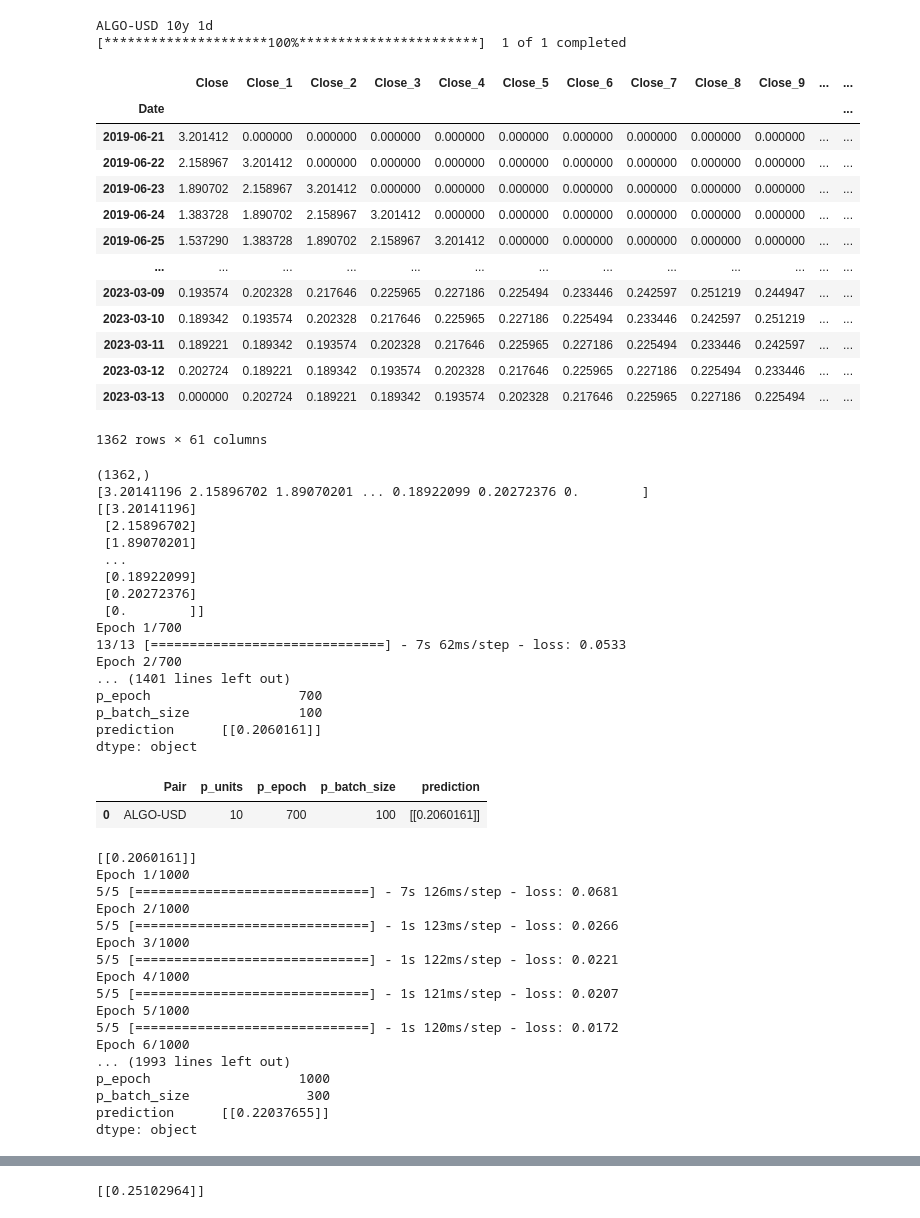
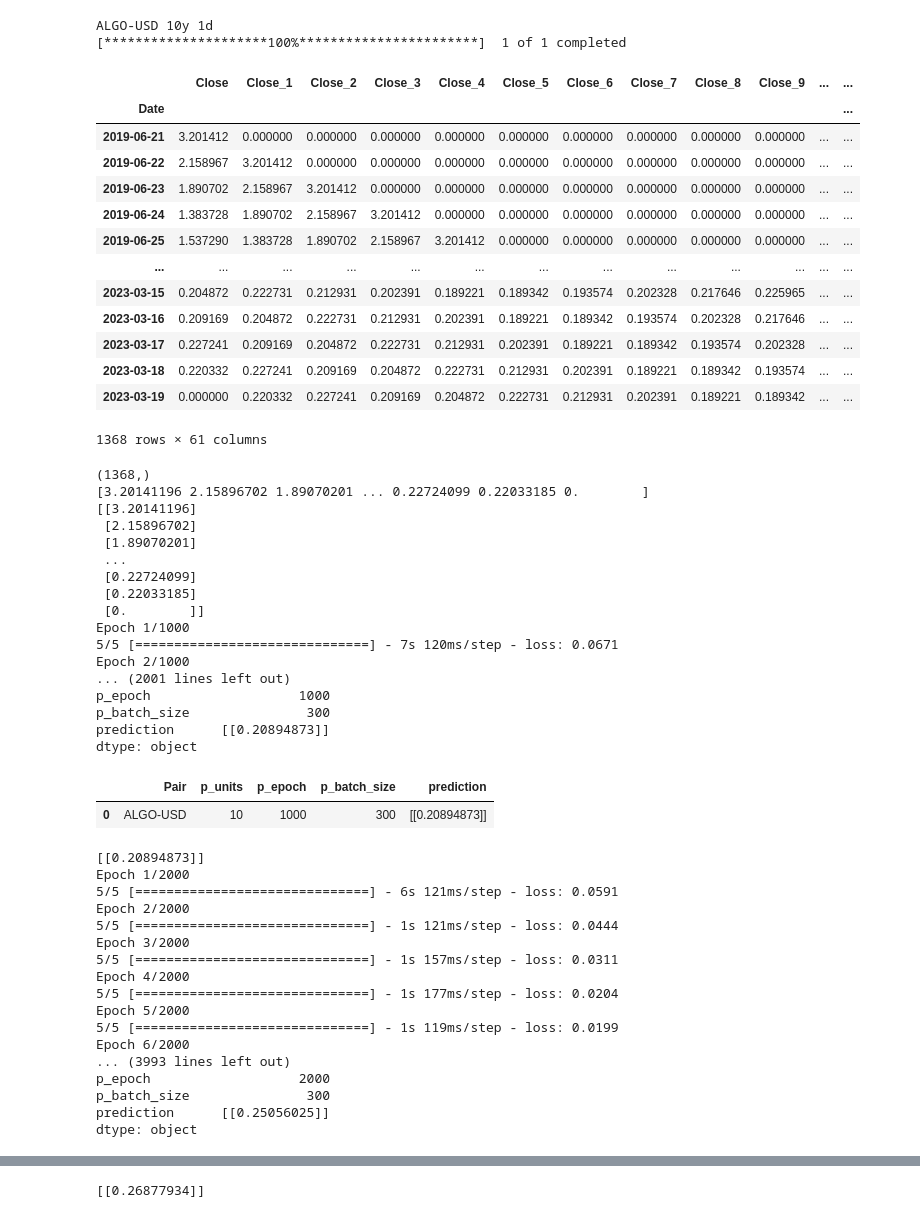
Before and after one commit to ozukun/Crypto_Project, a Jupyter notebook: Crypto_Main.ipynb, the cells around one changed output, grey strips where cells are left out. Cells and saved outputs as stored; diff of their text form; code cells hidden in the pictures.

```diff
--- a/Crypto_Main.ipynb
+++ b/Crypto_Main.ipynb
@@ -745,76 +727,77 @@ def calc_LTSM( p_units ,p_epoch ,p_batch_size ):
     print("Params: "+str(p_units)+" "+str(p_epoch)+" "+str(p_batch_size) )
     predicted_stock_price = regressor.predict(X_final)
     predicted_stock_price_f = sc.inverse_transform(predicted_stock_price)
 
     row1 = pd.Series(["ALGO-USD",p_units ,p_epoch ,p_batch_size,predicted_stock_price_f] ,index=df_RNN.columns )
     print(row1)
     df_RNN.loc[len(df_RNN.index)] = row1
     display(df_RNN)
     return predicted_stock_price_f
 
 
-x1=calc_LTSM(10,700,100)
+
+x1=calc_LTSM(10,1000,300)
 print(x1)
-x2=calc_LTSM(10,1000,300)
+x2=calc_LTSM(10,2000,300)
 print(x2)
-x3=calc_LTSM(10,2000,1000)
+x3=calc_LTSM(10,3000,300)
 print(x3)
 
 
 
 display(df_RNN)
 print(df_RNN.prediction.mean)
 # %% [output]
 ALGO-USD 10y 1d
 [*********************100%***********************]  1 of 1 completed
 |  | Close | Close_1 | Close_2 | Close_3 | Close_4 | Close_5 | Close_6 | Close_7 | Close_8 | Close_9 | ... | ... |
 | Date |  |  |  |  |  |  |  |  |  |  |  | ... |
 | 2019-06-21 | 3.201412 | 0.000000 | 0.000000 | 0.000000 | 0.000000 | 0.000000 | 0.000000 | 0.000000 | 0.000000 | 0.000000 | ... | ... |
 | 2019-06-22 | 2.158967 | 3.201412 | 0.000000 | 0.000000 | 0.000000 | 0.000000 | 0.000000 | 0.000000 | 0.000000 | 0.000000 | ... | ... |
 | 2019-06-23 | 1.890702 | 2.158967 | 3.201412 | 0.000000 | 0.000000 | 0.000000 | 0.000000 | 0.000000 | 0.000000 | 0.000000 | ... | ... |
 | 2019-06-24 | 1.383728 | 1.890702 | 2.158967 | 3.201412 | 0.000000 | 0.000000 | 0.000000 | 0.000000 | 0.000000 | 0.000000 | ... | ... |
 | 2019-06-25 | 1.537290 | 1.383728 | 1.890702 | 2.158967 | 3.201412 | 0.000000 | 0.000000 | 0.000000 | 0.000000 | 0.000000 | ... | ... |
 | ... | ... | ... | ... | ... | ... | ... | ... | ... | ... | ... | ... | ... |
-| 2023-03-09 | 0.193574 | 0.202328 | 0.217646 | 0.225965 | 0.227186 | 0.225494 | 0.233446 | 0.242597 | 0.251219 | 0.244947 | ... | ... |
-| 2023-03-10 | 0.189342 | 0.193574 | 0.202328 | 0.217646 | 0.225965 | 0.227186 | 0.225494 | 0.233446 | 0.242597 | 0.251219 | ... | ... |
-| 2023-03-11 | 0.189221 | 0.189342 | 0.193574 | 0.202328 | 0.217646 | 0.225965 | 0.227186 | 0.225494 | 0.233446 | 0.242597 | ... | ... |
-| 2023-03-12 | 0.202724 | 0.189221 | 0.189342 | 0.193574 | 0.202328 | 0.217646 | 0.225965 | 0.227186 | 0.225494 | 0.233446 | ... | ... |
-| 2023-03-13 | 0.000000 | 0.202724 | 0.189221 | 0.189342 | 0.193574 | 0.202328 | 0.217646 | 0.225965 | 0.227186 | 0.225494 | ... | ... |
+| 2023-03-15 | 0.204872 | 0.222731 | 0.212931 | 0.202391 | 0.189221 | 0.189342 | 0.193574 | 0.202328 | 0.217646 | 0.225965 | ... | ... |
+| 2023-03-16 | 0.209169 | 0.204872 | 0.222731 | 0.212931 | 0.202391 | 0.189221 | 0.189342 | 0.193574 | 0.202328 | 0.217646 | ... | ... |
+| 2023-03-17 | 0.227241 | 0.209169 | 0.204872 | 0.222731 | 0.212931 | 0.202391 | 0.189221 | 0.189342 | 0.193574 | 0.202328 | ... | ... |
+| 2023-03-18 | 0.220332 | 0.227241 | 0.209169 | 0.204872 | 0.222731 | 0.212931 | 0.202391 | 0.189221 | 0.189342 | 0.193574 | ... | ... |
+| 2023-03-19 | 0.000000 | 0.220332 | 0.227241 | 0.209169 | 0.204872 | 0.222731 | 0.212931 | 0.202391 | 0.189221 | 0.189342 | ... | ... |
-1362 rows × 61 columns
+1368 rows × 61 columns
-(1362,)
-[3.20141196 2.15896702 1.89070201 ... 0.18922099 0.20272376 0.        ]
+(1368,)
+[3.20141196 2.15896702 1.89070201 ... 0.22724099 0.22033185 0.        ]
 [[3.20141196]
  [2.15896702]
  [1.89070201]
  ...
- [0.18922099]
- [0.20272376]
+ [0.22724099]
+ [0.22033185]
  [0.        ]]
-Epoch 1/700
-13/13 [==============================] - 7s 62ms/step - loss: 0.0533
-Epoch 2/700
-... (1401 lines left out)
-p_epoch                   700
-p_batch_size              100
-prediction      [[0.2060161]]
+Epoch 1/1000
+5/5 [==============================] - 7s 120ms/step - loss: 0.0671
+Epoch 2/1000
+... (2001 lines left out)
+p_epoch                   1000
+p_batch_size               300
+prediction      [[0.20894873]]
 dtype: object
 |  | Pair | p_units | p_epoch | p_batch_size | prediction |
-| 0 | ALGO-USD | 10 | 700 | 100 | [[0.2060161]] |
+| 0 | ALGO-USD | 10 | 1000 | 300 | [[0.20894873]] |
-[[0.2060161]]
-Epoch 1/1000
-5/5 [==============================] - 7s 126ms/step - loss: 0.0681
-Epoch 2/1000
-5/5 [==============================] - 1s 123ms/step - loss: 0.0266
-Epoch 3/1000
-5/5 [==============================] - 1s 122ms/step - loss: 0.0221
-Epoch 4/1000
-5/5 [==============================] - 1s 121ms/step - loss: 0.0207
-Epoch 5/1000
-5/5 [==============================] - 1s 120ms/step - loss: 0.0172
-Epoch 6/1000
-... (1993 lines left out)
-p_epoch                   1000
+[[0.20894873]]
+Epoch 1/2000
+5/5 [==============================] - 6s 121ms/step - loss: 0.0591
+Epoch 2/2000
+5/5 [==============================] - 1s 121ms/step - loss: 0.0444
+Epoch 3/2000
+5/5 [==============================] - 1s 157ms/step - loss: 0.0311
+Epoch 4/2000
+5/5 [==============================] - 1s 177ms/step - loss: 0.0204
+Epoch 5/2000
+5/5 [==============================] - 1s 119ms/step - loss: 0.0199
+Epoch 6/2000
+... (3993 lines left out)
+p_epoch                   2000
 p_batch_size               300
-prediction      [[0.22037655]]
+prediction      [[0.25056025]]
 dtype: object
 |  | Pair | p_units | p_epoch | p_batch_size | prediction |
@@ -844,2 +827,2 @@ dtype: object
-[[0.25102964]]
+[[0.26877934]]
 |  | Pair | p_units | p_epoch | p_batch_size | prediction |
```
Also changed, not shown: parts of 21 cells of this notebook.
